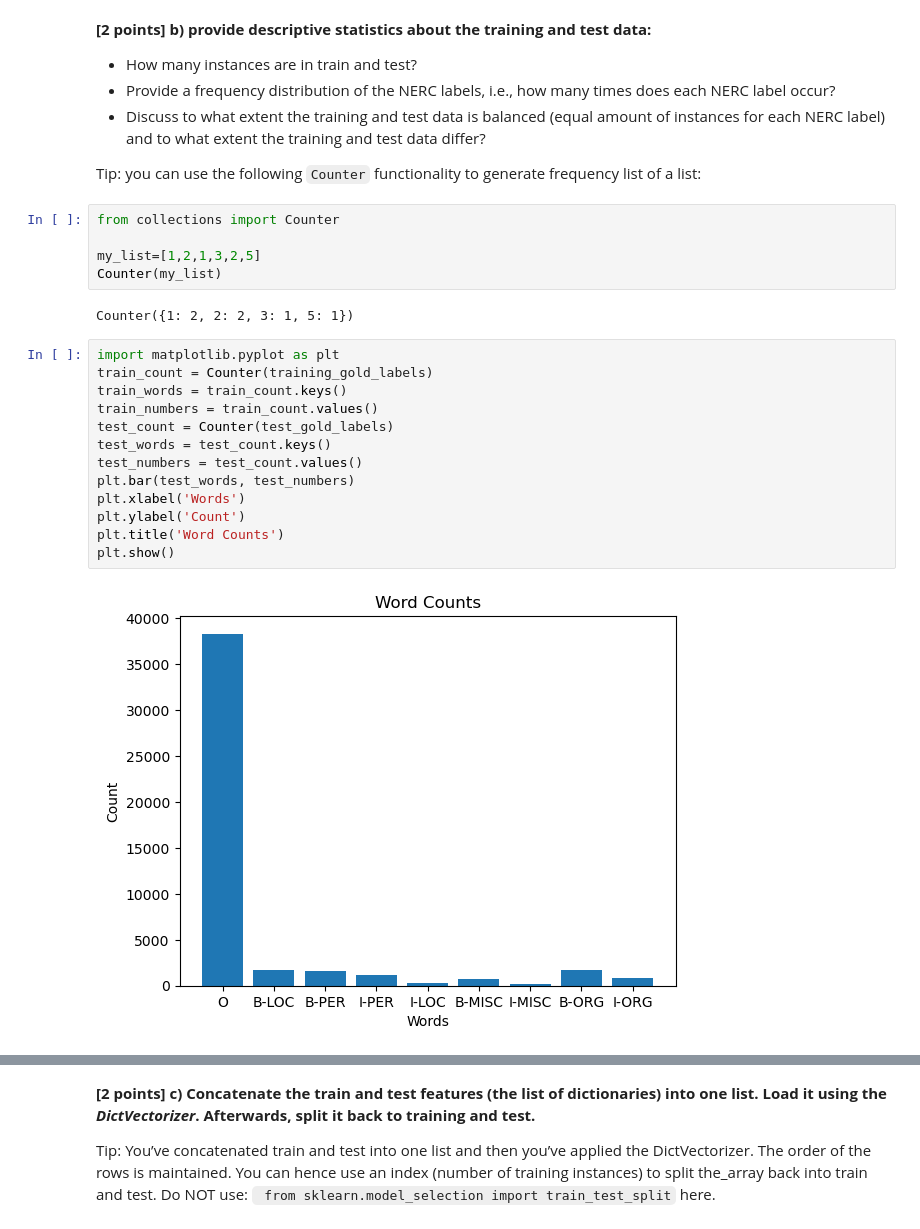
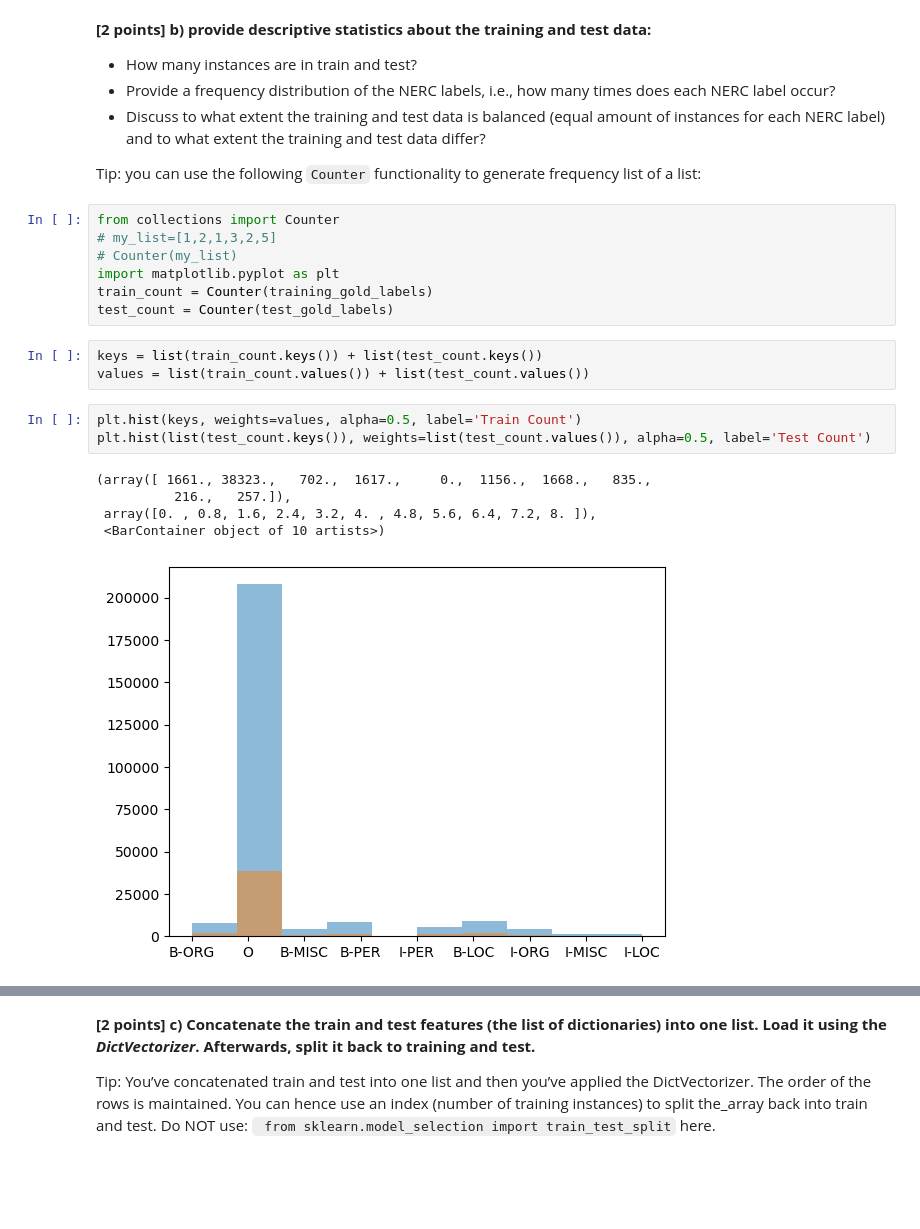
Before and after one commit to mmbc2008/ba-text-mining, a Jupyter notebook: lab_sessions/lab4/Lab4-Assignment-nerc.ipynb, the cells around one changed output, grey strips where cells are left out. Drawn from its saved outputs; the diff is of its cells as text; blank space fills up the shorter version.

```diff
--- a/lab_sessions/lab4/Lab4-Assignment-nerc.ipynb
+++ b/lab_sessions/lab4/Lab4-Assignment-nerc.ipynb
@@ -81,23 +79,20 @@ for token, pos, ne_label in test.iob_words():
 Tip: you can use the following `Counter` functionality to generate frequency list of a list:
 # %%
 from collections import Counter
-
-my_list=[1,2,1,3,2,5]
-Counter(my_list)
+# my_list=[1,2,1,3,2,5]
+# Counter(my_list)
+import matplotlib.pyplot as plt
+train_count = Counter(training_gold_labels)
+test_count = Counter(test_gold_labels)
-# %% [output]
-Counter({1: 2, 2: 2, 3: 1, 5: 1})
-# %%
-import matplotlib.pyplot as plt
-train_count = Counter(training_gold_labels)
-train_words = train_count.keys()
-train_numbers = train_count.values()
-test_count = Counter(test_gold_labels)
-test_words = test_count.keys()
-test_numbers = test_count.values()
-plt.bar(test_words, test_numbers)
-plt.xlabel('Words')
-plt.ylabel('Count')
-plt.title('Word Counts')
-plt.show()
-# %% [output]
-[figure, removed]
+# %%
+keys = list(train_count.keys()) + list(test_count.keys())
+values = list(train_count.values()) + list(test_count.values())
+# %%
+plt.hist(keys, weights=values, alpha=0.5, label='Train Count')
+plt.hist(list(test_count.keys()), weights=list(test_count.values()), alpha=0.5, label='Test Count')
+# %% [output]
+(array([ 1661., 38323.,   702.,  1617.,     0.,  1156.,  1668.,   835.,
+          216.,   257.]),
+ array([0. , 0.8, 1.6, 2.4, 3.2, 4. , 4.8, 5.6, 6.4, 7.2, 8. ]),
+ <BarContainer object of 10 artists>)
+[figure, added]
```
Also changed, not shown: parts of 10 cells of this notebook.
